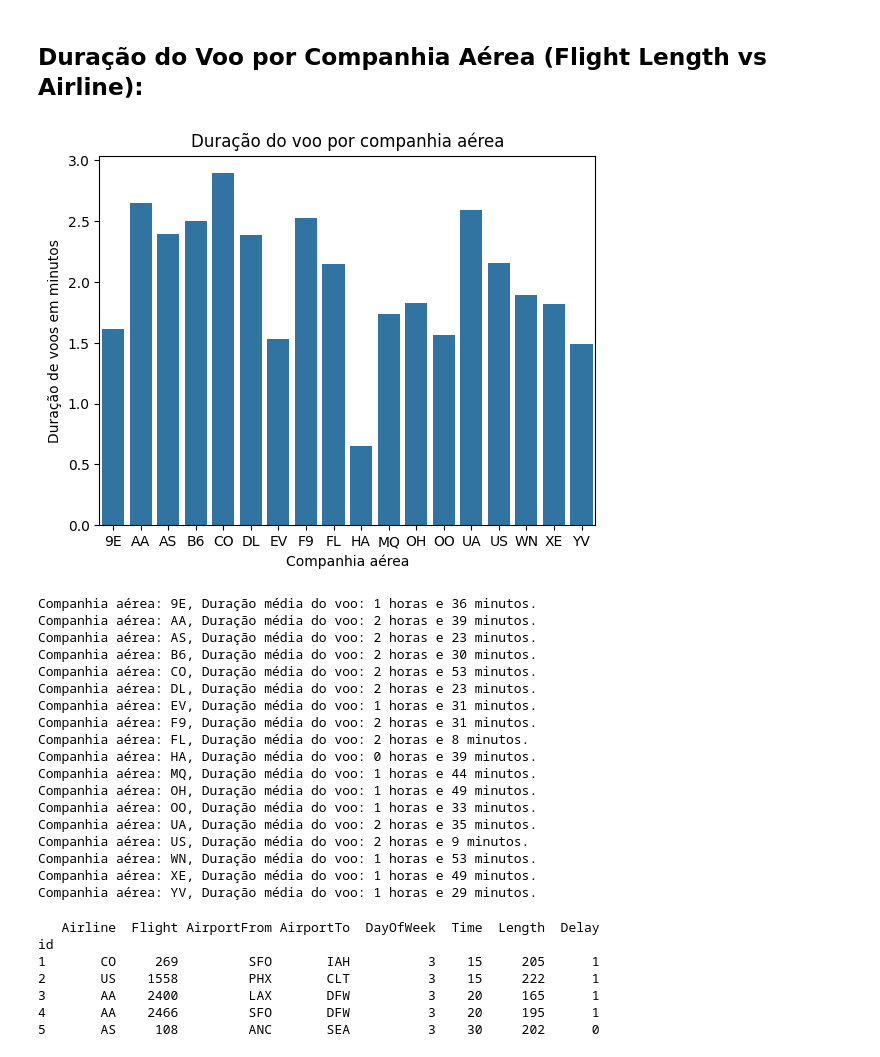
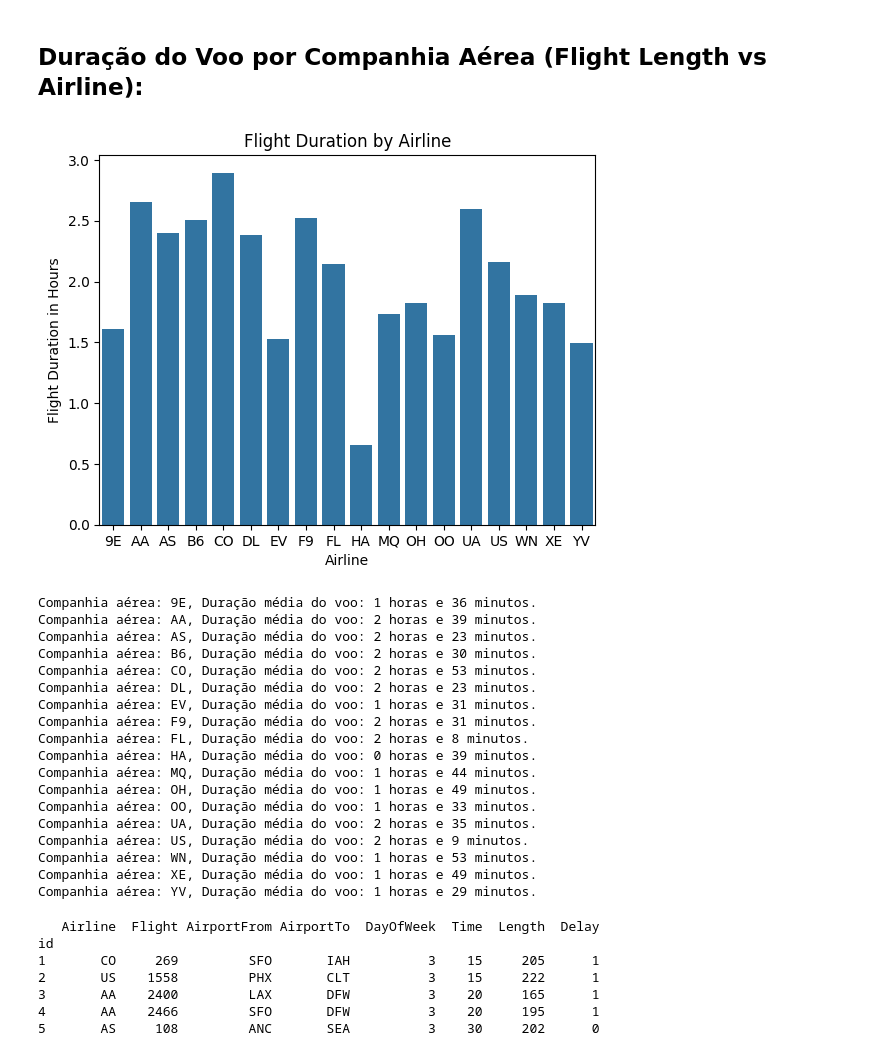
Before and after one commit to herbertgabriel/JaPodeVoar, a Jupyter notebook: app/models/eda.ipynb, the cells around one changed output. Drawn from its saved outputs; the diff is of its cells as text; code cells hidden in the pictures.

```diff
--- a/app/models/eda.ipynb
+++ b/app/models/eda.ipynb
@@ -61,4 +61,6 @@ dados[['Time', 'Length']].describe()
 | 50% | 795.000000 | 115.000000 |
 | 75% | 1035.000000 | 162.000000 |
 | max | 1439.000000 | 655.000000 |
+# %%
+data = dados;
 # %%
@@ -83,21 +85,21 @@ id
 188954      F9     103         MSP       DEN          7   375       0      0
 445579      B6     493         BOS       SEA          7  1060       0      1
 # %%
-# Remove os valores zero da coluna Length antes de remover os outliers
-dados_no_zero = dados[dados['Length'] != 0]
+# Remove zero values from the Length column before removing outliers
+data_no_zero = data[data['Length'] != 0]
 
-# Calcula o primeiro quartil (Q1) e o terceiro quartil (Q3)
-Q1 = dados_no_zero['Length'].quantile(0.25)
-Q3 = dados_no_zero['Length'].quantile(0.75)
+# Calculate the first quartile (Q1) and the third quartile (Q3)
+Q1 = data_no_zero['Length'].quantile(0.25)
+Q3 = data_no_zero['Length'].quantile(0.75)
 
-# Calcula o intervalo interquartil (IQR)
+# Calculate the interquartile range (IQR)
 IQR = Q3 - Q1
 
 lower_bound = Q1 - 1.5 * IQR
 upper_bound = Q3 + 1.5 * IQR
 
-# Filtra os dados removendo os outliers
-dados_cleaned = dados_no_zero[(dados_no_zero['Length'] >= lower_bound) & (dados_no_zero['Length'] <= upper_bound)]
+# Filter the data by removing outliers
+data_cleaned = data_no_zero[(data_no_zero['Length'] >= lower_bound) & (data_no_zero['Length'] <= upper_bound)]
 
-zero_length(dados_cleaned)
+zero_length(data_cleaned)
 # %% [output]
@@ -208,8 +210,8 @@ Delay
 Name: count, dtype: int64
 # %%
 # classes majoritária e minoritária
-class_maj = dados_cleaned[dados_cleaned['Delay'] == 0]
-class_min = dados_cleaned[dados_cleaned['Delay'] == 1]
+class_maj = data_cleaned[data_cleaned['Delay'] == 0]
+class_min = data_cleaned[data_cleaned['Delay'] == 1]
 
 class_maj_subamostrada = class_maj.sample(len(class_min), random_state=42)
 
@@ -341,20 +406,20 @@ Dia da semana com mais atrasos: Terça com 42254 atrasos.
 # %%
 # Duração em horas
 dados_balanceados['Length_horas'] = dados_balanceados['Length'] / 60
 
 average_delay = dados_balanceados.groupby('Airline')['Length_horas'].mean().reset_index()
 sns.barplot(x='Airline', y='Length_horas', data=average_delay)
-plt.title('Duração do voo por companhia aérea')
-plt.xlabel('Companhia aérea')
-plt.ylabel('Duração de voos em minutos')
+plt.title('Flight Duration by Airline')
+plt.xlabel('Airline')
+plt.ylabel('Flight Duration in Hours')
 plt.savefig('..\static\image\graficos\Duracaovooporcompanhia.png')
 plt.show()
 for index, row in average_delay.iterrows():
     horas_inteiras = int(row['Length_horas'])
     minutos = int((row['Length_horas'] - horas_inteiras) * 60)
     print(f"Companhia aérea: {row['Airline']}, Duração média do voo: {horas_inteiras} horas e {minutos} minutos.")
 # %% [output]
-[figure, old version]
+[figure, new version]
 Companhia aérea: 9E, Duração média do voo: 1 horas e 36 minutos.
 Companhia aérea: AA, Duração média do voo: 2 horas e 39 minutos.
 Companhia aérea: AS, Duração média do voo: 2 horas e 23 minutos.
```
Also changed, not shown: parts of 6 cells of this notebook, 16 other files.
